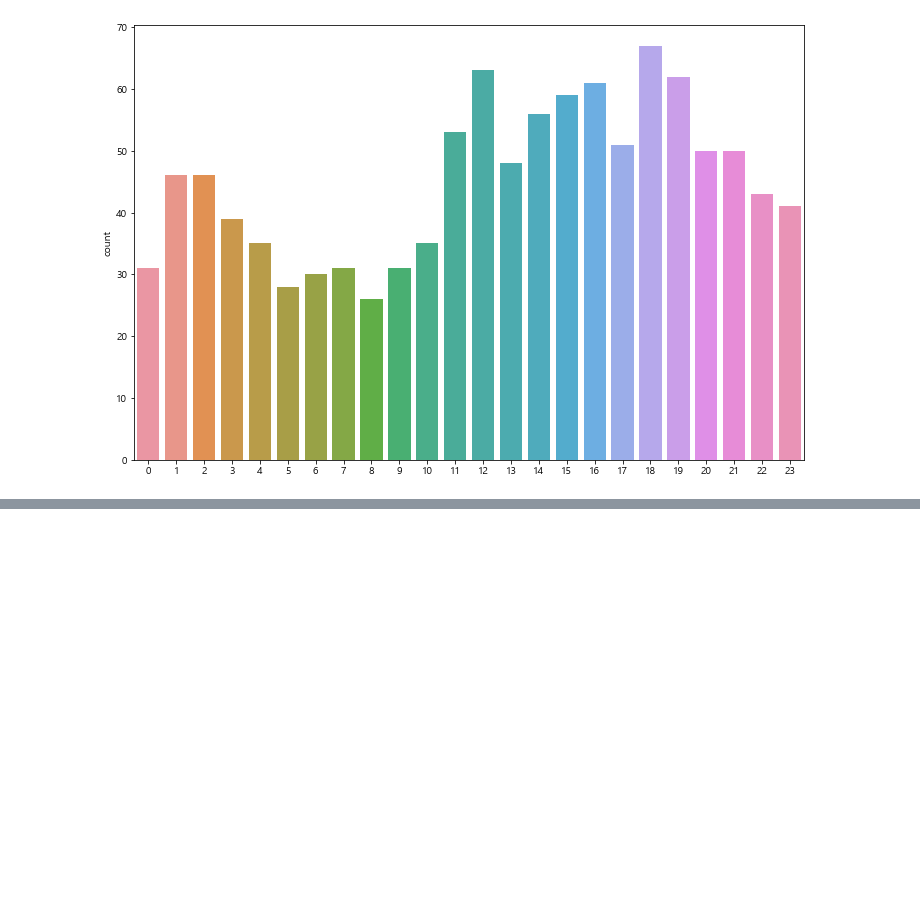
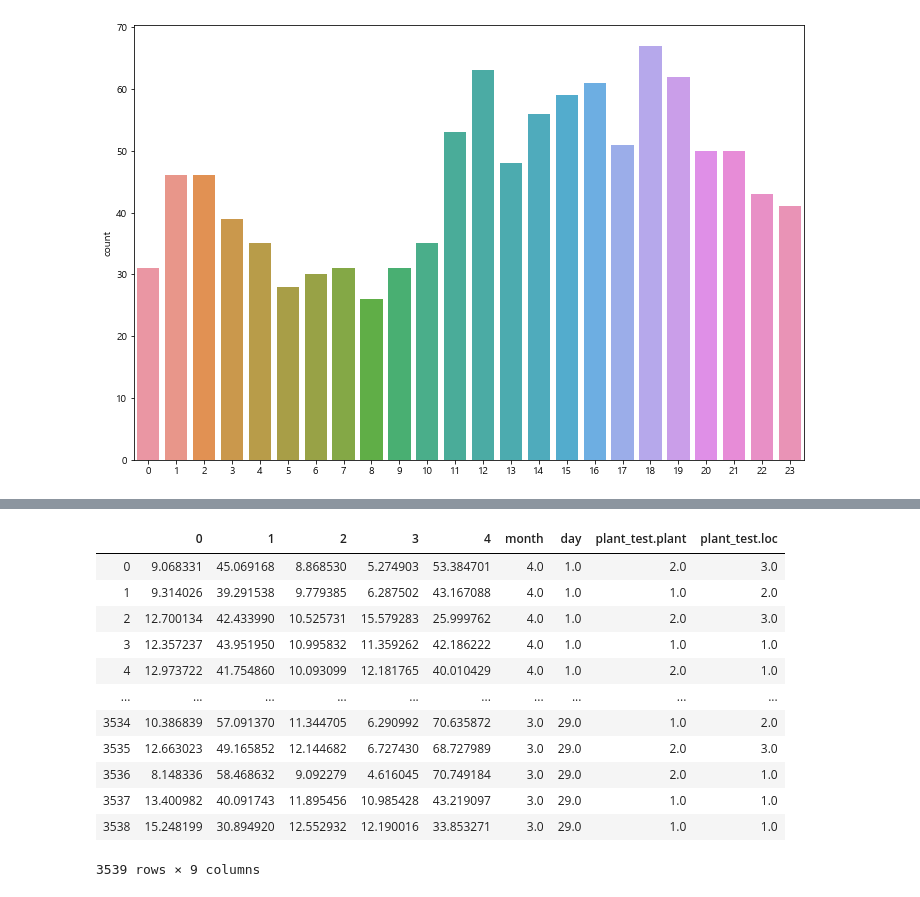
Before and after one commit to gw1303/weater_contest, a Jupyter notebook: main.ipynb, the cells around one changed output, grey strips where cells are left out. Drawn from its saved outputs; the diff is of its cells as text; code cells hidden in the pictures; blank space fills up the shorter version.

```diff
--- a/main.ipynb
+++ b/main.ipynb
@@ -752,0 +761,19 @@ sns.countplot(hours)
+# %%
+test = pd.read_csv('test.csv', index_col=0)
+
+test['plant_test.mea_ddhr'] = test['plant_test.mea_ddhr'].astype('datetime64')
+
+month = []
+day = []
+
+for i in test['plant_test.mea_ddhr'] :
+    month.append(i.month)
+    day.append(i.day)
+
+test['month'] = month
+test['day'] = day
+
+weather_resample = pd.read_csv('weather_resample.csv').iloc[:,[0,1,2,3,4]]
+weather_resample['index'] = weather_resample['index'].astype('str')
+
+test['plant_test.mea_ddhr'] = test['plant_test.mea_ddhr'].astype('str')
@@ -752,0 +813,22 @@ sns.countplot(hours)
+# %%
+test_pred_24 = model_24.predict(test_train_24)
+res_24 = pd.concat([pd.DataFrame(test_pred_24),index], axis=1)
+res_24
+
+test_pred_48 = model_48.predict(test_train_48)
+res_48 = pd.concat([pd.DataFrame(test_pred_48),index], axis=1)
+res_48
+# %% [output]
+|  | 0 | 1 | 2 | 3 | 4 | month | day | plant_test.plant | plant_test.loc |
+| 0 | 9.068331 | 45.069168 | 8.868530 | 5.274903 | 53.384701 | 4.0 | 1.0 | 2.0 | 3.0 |
+| 1 | 9.314026 | 39.291538 | 9.779385 | 6.287502 | 43.167088 | 4.0 | 1.0 | 1.0 | 2.0 |
+| 2 | 12.700134 | 42.433990 | 10.525731 | 15.579283 | 25.999762 | 4.0 | 1.0 | 2.0 | 3.0 |
+| 3 | 12.357237 | 43.951950 | 10.995832 | 11.359262 | 42.186222 | 4.0 | 1.0 | 1.0 | 1.0 |
+| 4 | 12.973722 | 41.754860 | 10.093099 | 12.181765 | 40.010429 | 4.0 | 1.0 | 2.0 | 1.0 |
+| ... | ... | ... | ... | ... | ... | ... | ... | ... | ... |
+| 3534 | 10.386839 | 57.091370 | 11.344705 | 6.290992 | 70.635872 | 3.0 | 29.0 | 1.0 | 2.0 |
+| 3535 | 12.663023 | 49.165852 | 12.144682 | 6.727430 | 68.727989 | 3.0 | 29.0 | 2.0 | 3.0 |
+| 3536 | 8.148336 | 58.468632 | 9.092279 | 4.616045 | 70.749184 | 3.0 | 29.0 | 2.0 | 1.0 |
+| 3537 | 13.400982 | 40.091743 | 11.895456 | 10.985428 | 43.219097 | 3.0 | 29.0 | 1.0 | 1.0 |
+| 3538 | 15.248199 | 30.894920 | 12.552932 | 12.190016 | 33.853271 | 3.0 | 29.0 | 1.0 | 1.0 |
+3539 rows × 9 columns
```
Also changed, not shown: parts of 16 cells of this notebook, 5 other files.
